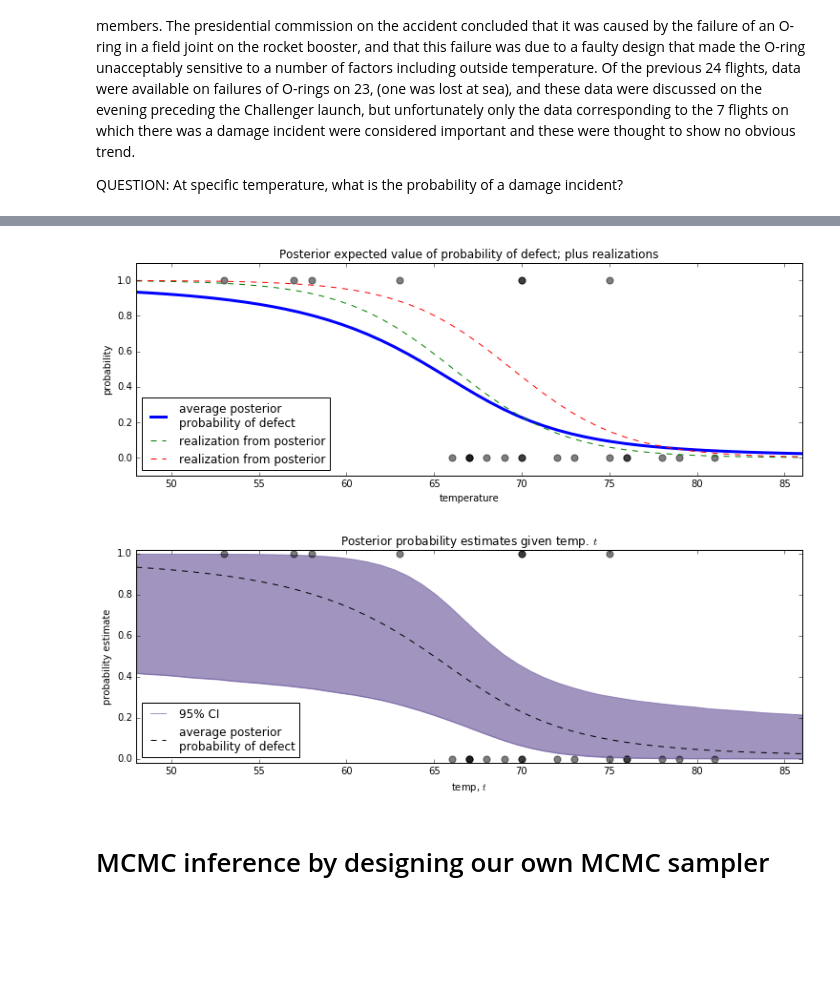
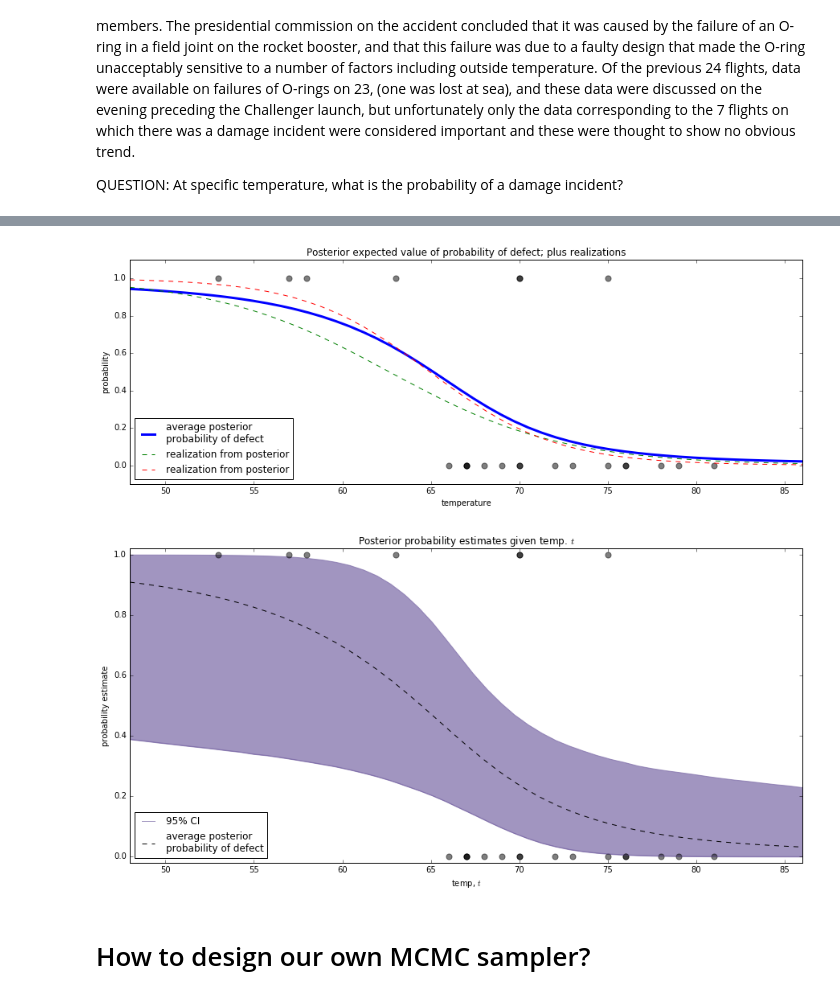
Before and after one commit to pvlachos/uq-course, a Jupyter notebook: lectures/lec_21.ipynb, the cells around one changed output, grey strips where cells are left out. Drawn from its saved outputs; the diff is of its cells as text; code cells hidden in the pictures; blank space fills up the shorter version.

```diff
--- a/lectures/lec_21.ipynb
+++ b/lectures/lec_21.ipynb
@@ -141,0 +185,15 @@ model = pm.Model([observed, beta, alpha])
+# %%
+# TRY DIFFERENT PARAMETERS (alpha,beta)
+# => IT IS IMPORTANT TO ESTIMATE (alpha,beta), RIGHT ???
+def logistic(x, beta, alpha=0):
+    eta = np.dot(beta, x) + alpha
+    return np.exp(eta)/(1.0 + np.exp(eta))
+def test_logistic(alpha, beta) :
+    x = np.linspace(50, 85, 100)
+    figsize(17, 5)
+    plt.scatter(challenger_data[:, 0], challenger_data[:, 1], s=75, color="k", alpha=0.5)
+    plt.plot(x, logistic(x, beta, alpha))
+    plt.title("Logistic functon  plotted for several values of $\\alpha$ and $\\beta$ parameters", fontsize=14)
+    plt.ylabel("Prob. of damage"); plt.xlabel("Outside temperature (F)")
+    plt.axis([50, 85, -0.05, 1.05])
+interactive(test_logistic, alpha=(30.0,60.0,0.5), beta=(-1.5,-0.0,0.001))
@@ -316,67 +373,41 @@ Standard error for betPr(t=66.0|data):a: 0.0967112371669
 # %%
-
-# ######################################
 # PLOT THE PREDICTIONS
-# #####################################
-
-alpha_sample = mcmc_sample[0,:][:, None]
-beta_sample = mcmc_sample[1,:][:, None]
 
 t = np.linspace(temperature.min() - 5, temperature.max() + 5, 50)[:, None]
 p_t = logistic(t.T, beta_sample, alpha_sample)
 mean_prob_t = p_t.mean(axis=0)
 
-# print alpha_sample.shape, alpha_samples.shape
-
-# print mean_prob_t
-
-figsize(12.5, 4)
-
-plt.plot(t, mean_prob_t, lw=3, label="average posterior \nprobability \
-of defect")
-plt.plot(t, p_t[-10, :], ls="--", label="realization from posterior")
-plt.plot(t, p_t[-2, :], ls="--", label="realization from posterior")
+figsize(15, 5)
+plt.plot(t, mean_prob_t, lw=3, label="average posterior \nprobability of defect")
+plt.plot(t, p_t[-1000, :], ls="--", label="realization from posterior")
+plt.plot(t, p_t[-5000, :], ls="--", label="realization from posterior")
 plt.scatter(temperature, D, color="k", s=50, alpha=0.5)
-plt.title("Posterior expected value of probability of defect; \
-plus realizations")
+plt.title("Posterior expected value of probability of defect; plus realizations")
 plt.legend(loc="lower left")
-plt.ylim(-0.1, 1.1)
-plt.xlim(t.min(), t.max())
-plt.ylabel("probability")
-plt.xlabel("temperature");
+plt.ylim(-0.1, 1.1) ; plt.xlim(t.min(), t.max())
+plt.ylabel("probability"); plt.xlabel("temperature");
 plt.show()
 # %% [output]
-[figure, old version]
+[figure, new version]
 # %%
-# ##################################################
 # PLOT THE PREDICTIONS WITH 95% PREDICTIVE INTERVALS
-# ##################################################
-
 from scipy.stats.mstats import mquantiles
-
-# vectorized bottom and top 2.5% quantiles for "confidence interval"
+t = np.linspace(temperature.min() - 5, temperature.max() + 5, 50)[:, None]
+p_t = logistic(t.T, beta_sample, alpha_sample)
+mean_prob_t = p_t.mean(axis=0)
 qs = mquantiles(p_t, [0.025, 0.975], axis=0)
-plt.fill_between(t[:, 0], *qs, alpha=0.7,
-                 color="#7A68A6")
-
+figsize(15, 7)
+plt.fill_between(t[:, 0], *qs, alpha=0.7,color="#7A68A6")
 plt.plot(t[:, 0], qs[0], label="95% CI", color="#7A68A6", alpha=0.7)
-
-plt.plot(t, mean_prob_t, lw=1, ls="--", color="k",
-         label="average posterior \nprobability of defect")
-
-plt.xlim(t.min(), t.max())
-plt.ylim(-0.02, 1.02)
-plt.legend(loc="lower left")
+plt.plot(t, mean_prob_t, lw=1, ls="--", color="k", label="average posterior \nprobability of defect")
+plt.xlim(t.min(), t.max()); plt.ylim(-0.02, 1.02); plt.legend(loc="lower left")
 plt.scatter(temperature, D, color="k", s=50, alpha=0.5)
-plt.xlabel("temp, $t$")
-
-plt.ylabel("probability estimate")
+plt.xlabel("temp, $t$"); plt.ylabel("probability estimate")
 plt.title("Posterior probability estimates given temp. $t$");
-plt.show()
 # %% [output]
-[figure, old version]
+[figure, new version]
 # %% [markdown]
-# MCMC inference by designing our own MCMC sampler
+# How to design our own MCMC sampler?
 # %% [markdown]
 ![](slides_mcmc_1/slides-18.png)
 # %% [markdown]
```
Also changed, not shown: parts of 64 cells of this notebook, 46 other files.
